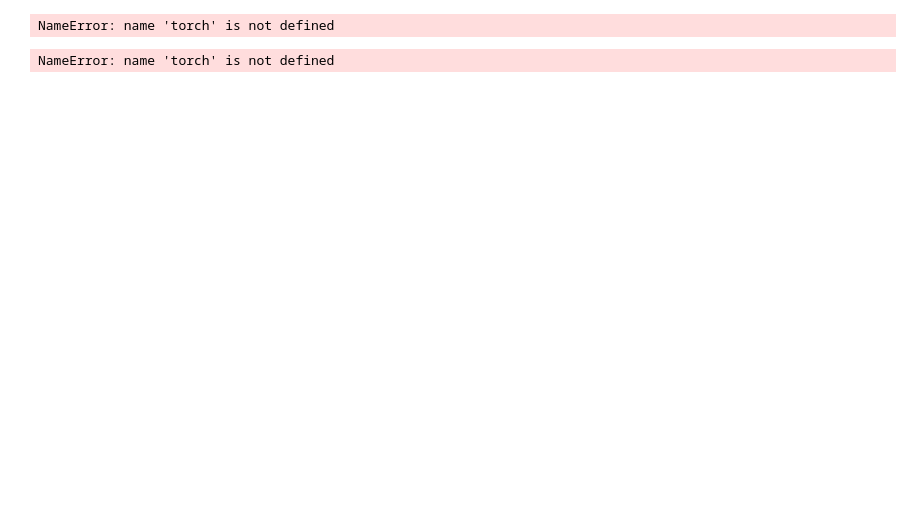
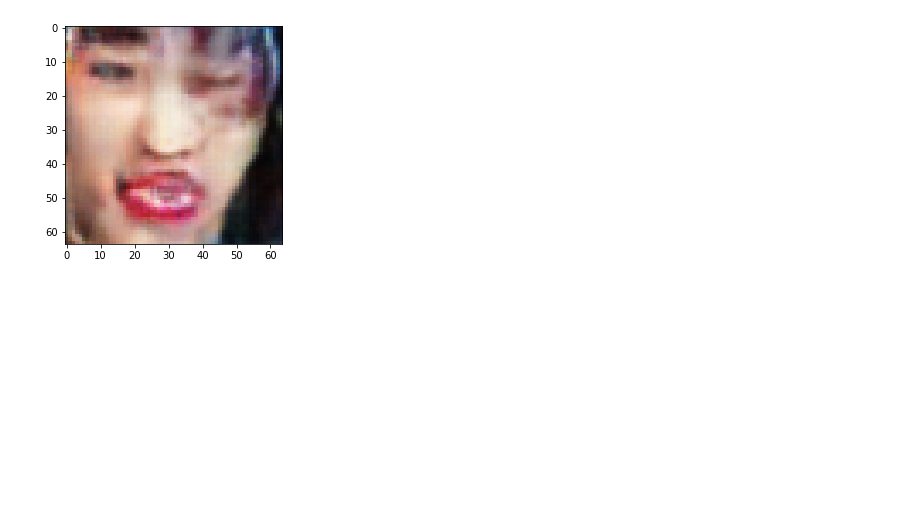
Before and after one commit to callanhoskins/emoji-gan, a Jupyter notebook: Conditional Self-Attention GAN/Generate WCGAN-GP Images.ipynb, the cells around one changed output. Drawn from its saved outputs; the diff is of its cells as text; code cells hidden in the pictures; blank space fills up the shorter version.

```diff
--- a/Conditional Self-Attention GAN/Generate WCGAN-GP Images.ipynb
+++ b/Conditional Self-Attention GAN/Generate WCGAN-GP Images.ipynb
@@ -30,9 +32,9 @@ lambda_gp = 10
 g_conv_dim = 64
 d_conv_dim = 64
 ckpt_epoch = 5
-device = 'cuda' if torch.cuda.is_available() else 'gpu'
+device = 'cuda' if torch.cuda.is_available() else 'cpu'
+class_to_idx = {'angry': 0, 'clenched_teeth': 1, 'cringe': 2, 'disgust': 3, 'eye_roll': 4, 'here_we_go': 5, 'kiss': 6, 'sad': 7, 'surprise': 8, 'very_sad': 9}
+idx_to_class = dict([(value, key) for key, value in class_to_idx.items()])
-# %% [output]
-NameError: name 'torch' is not defined
 # %%
 def set_all_seeds(seed):
 #     random.seed(seed)
@@ -87,13 +89,11 @@ def combine_vectors(x, y):
     '''
     combined = torch.cat((x.float(), y.float()), dim=1)
     return combined
-# %% [output]
-NameError: name 'torch' is not defined
 # %%
 # Adapted from https://towardsdatascience.com/how-to-save-and-load-a-model-in-pytorch-with-a-complete-example-c2920e617dee
 def load_ckpt(checkpoint_path, gen, gen_opt, disc, disc_opt):
     # load checkpoint
-    checkpoint = torch.load(checkpoint_path)
+    checkpoint = torch.load(checkpoint_path, map_location=torch.device('cpu'))
 
     # initialize state_dict from checkpoint
     gen.load_state_dict(checkpoint['gen_state_dict'])
@@ -114,8 +143,31 @@ def truncated_z_sample(batch_size, z_dim, truncation=0.5, seed=None, device='cpu
+# %%
+generator_input_dim, discriminator_im_chan = get_input_dimensions(z_dim, image_shape, n_classes)
+
+gen = Generator(image_shape[1], generator_input_dim, g_conv_dim).to(device)
+gen_opt = torch.optim.Adam(gen.parameters(), lr=lr, betas=(beta_1, beta_2))
+disc = Discriminator(discriminator_im_chan, d_conv_dim).to(device)
+disc_opt = torch.optim.Adam(disc.parameters(), lr=lr, betas=(beta_1, beta_2))
+
+def weights_init(m):
+    if isinstance(m, nn.Conv2d) or isinstance(m, nn.ConvTranspose2d):
+        try:
+            torch.nn.init.normal_(m.weight, 0.0, 0.02)
+        except:
+            pass
+    if isinstance(m, nn.BatchNorm2d):
+        torch.nn.init.normal_(m.weight, 0.0, 0.02)
+        torch.nn.init.constant_(m.bias, 0)
+gen = gen.apply(weights_init)
+disc = disc.apply(weights_init)
 # %%
 start_epoch, gen, disc, gen_opt, disc_opt = load_ckpt('model_ckpt/cSAWGAN-GP/epoch_120.pth.tar', gen, gen_opt, disc, disc_opt)
 interpolation_noise = get_noise(1, z_dim, device=device)
 emoji = 0
 label = get_one_hot_labels(torch.Tensor([emoji]).long(), n_classes)
-noise_and_labels = combine_vectors(interpolation_noise, labels.to(device))
+noise_and_labels = combine_vectors(interpolation_noise, label.to(device))
 fake = gen(noise_and_labels)
-print(fake.size)
+show_tensor_images(fake, num_images=1, nrow=1)
+_ = plt.axis('off')
+# %% [output]
+[figure, added]
+[figure, added]
```
Also changed, not shown: parts of 7 cells of this notebook, 1 other file.
